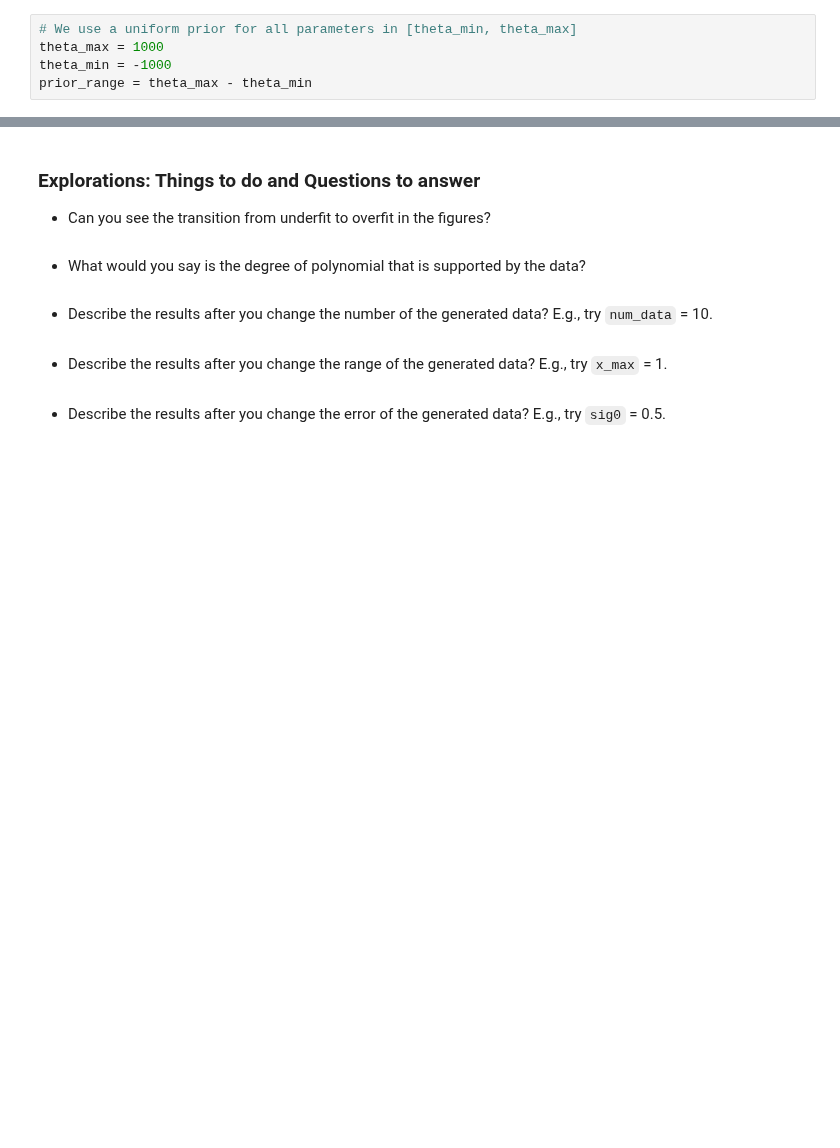
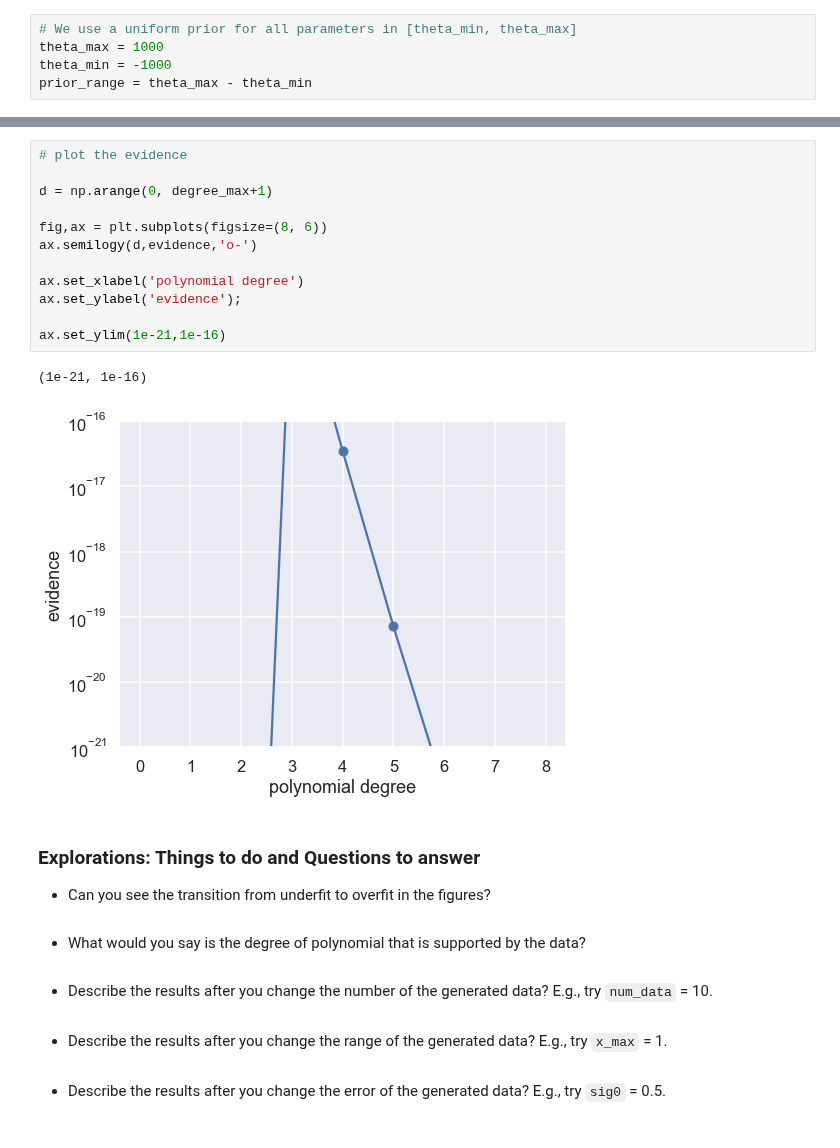
Before and after one commit to furnstahl/Physics-8820, a Jupyter notebook: _sources/notebooks/mini-projects/model-selection_mini-project-IIa-Copy1.ipynb, the cells around one changed output, grey strips where cells are left out. Drawn from its saved outputs; the diff is of its cells as text; blank space fills up the shorter version.

```diff
--- a/_sources/notebooks/mini-projects/model-selection_mini-project-IIa-Copy1.ipynb
+++ b/_sources/notebooks/mini-projects/model-selection_mini-project-IIa-Copy1.ipynb
@@ -278,3 +290,18 @@ ax.set_ylabel('evidence');
+# %%
+# plot the evidence
+
+d = np.arange(0, degree_max+1)
+
+fig,ax = plt.subplots(figsize=(8, 6))
+ax.semilogy(d,evidence,'o-')
+
+ax.set_xlabel('polynomial degree')
+ax.set_ylabel('evidence');
+
+ax.set_ylim(1e-21,1e-16)
+# %% [output]
+(1e-21, 1e-16)
+[figure, added]
 # %% [markdown]
 ### Explorations:  Things to do and Questions to answer
 
```
Also changed, not shown: parts of 5 cells of this notebook, 39 other files.
